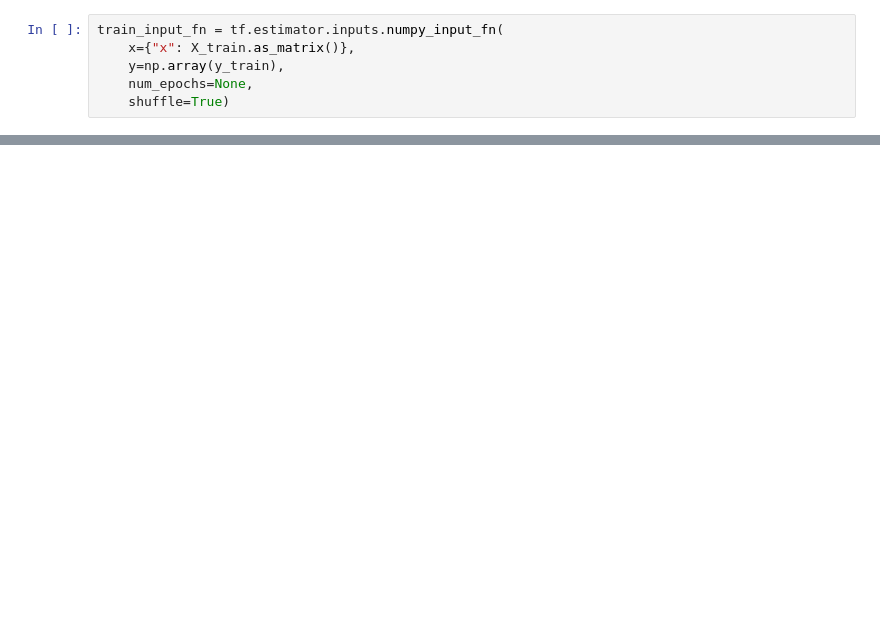
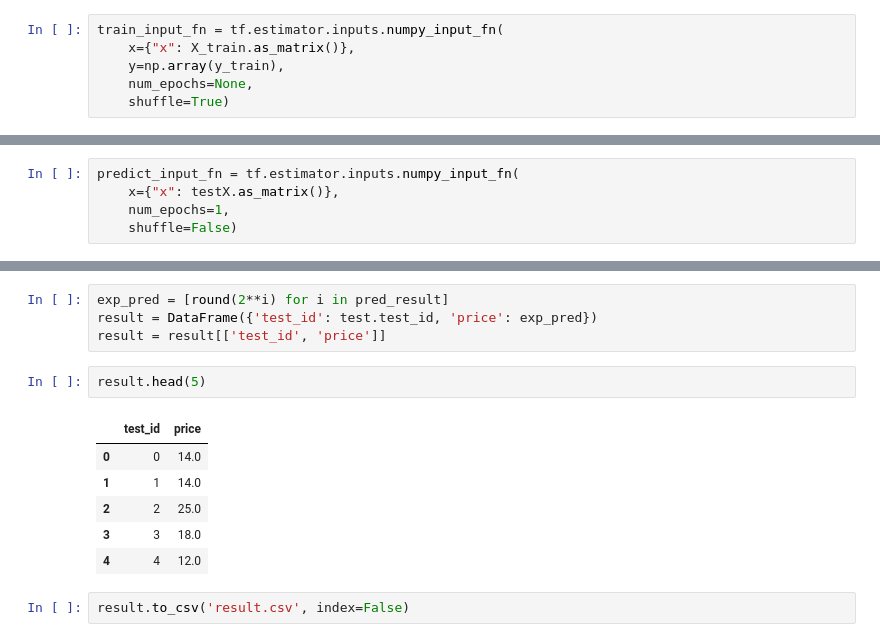
Before and after one commit to bethtseng/Price_Suggestion, a Jupyter notebook: Price_Suggestion.ipynb, the cells around one changed output, grey strips where cells are left out. Saved outputs shown, nothing was run; the diff lists cells and outputs as text; blank space fills up the shorter version.

```diff
--- a/Price_Suggestion.ipynb
+++ b/Price_Suggestion.ipynb
@@ -380,0 +392,5 @@ dtype: float64
+# %%
+predict_input_fn = tf.estimator.inputs.numpy_input_fn(
+    x={"x": testX.as_matrix()},
+    num_epochs=1,
+    shuffle=False)
@@ -380,0 +403,15 @@ dtype: float64
+# %%
+exp_pred = [round(2**i) for i in pred_result]
+result = DataFrame({'test_id': test.test_id, 'price': exp_pred})
+result = result[['test_id', 'price']]
+# %%
+result.head(5)
+# %% [output]
+|  | test_id | price |
+| 0 | 0 | 14.0 |
+| 1 | 1 | 14.0 |
+| 2 | 2 | 25.0 |
+| 3 | 3 | 18.0 |
+| 4 | 4 | 12.0 |
+# %%
+result.to_csv('result.csv', index=False)
```
Also changed, not shown: parts of 20 cells of this notebook.
